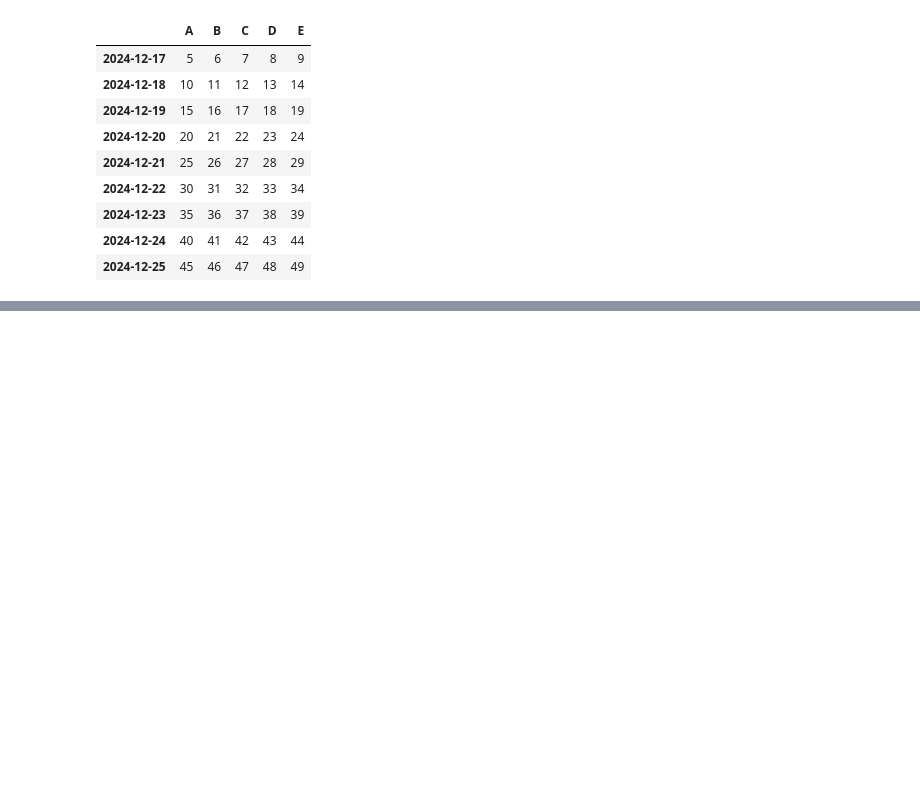
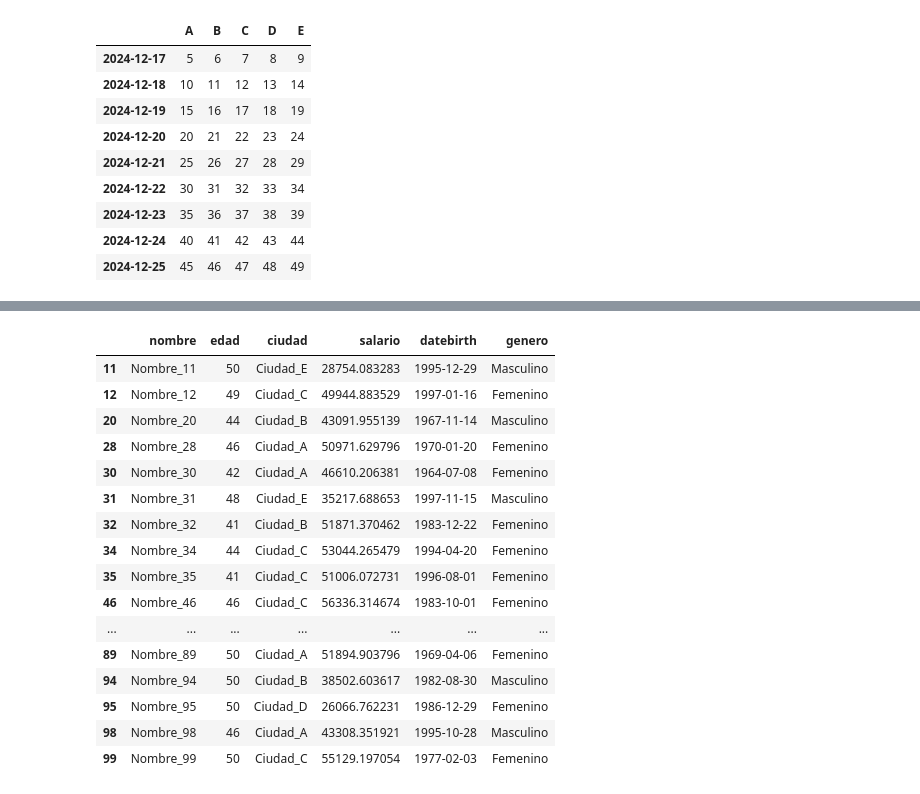
Before and after one commit to irving-math/arquitectura-computadora, a Jupyter notebook: python/notebook_prueba.ipynb, the cells around one changed output, grey strips where cells are left out. Saved outputs shown, nothing was run; the diff lists cells and outputs as text; code cells hidden in the pictures; blank space fills up the shorter version.

```diff
--- a/python/notebook_prueba.ipynb
+++ b/python/notebook_prueba.ipynb
@@ -635,0 +884,20 @@ df['20241220':'20250106']
+# %%
+my_data[(my_data["edad"] >= 40 ) & (my_data["edad"] <= 50 )]
+# %% [output]
+|  | nombre | edad | ciudad | salario | datebirth | genero |
+| 11 | Nombre_11 | 50 | Ciudad_E | 28754.083283 | 1995-12-29 | Masculino |
+| 12 | Nombre_12 | 49 | Ciudad_C | 49944.883529 | 1997-01-16 | Femenino |
+| 20 | Nombre_20 | 44 | Ciudad_B | 43091.955139 | 1967-11-14 | Masculino |
+| 28 | Nombre_28 | 46 | Ciudad_A | 50971.629796 | 1970-01-20 | Femenino |
+| 30 | Nombre_30 | 42 | Ciudad_A | 46610.206381 | 1964-07-08 | Femenino |
+| 31 | Nombre_31 | 48 | Ciudad_E | 35217.688653 | 1997-11-15 | Masculino |
+| 32 | Nombre_32 | 41 | Ciudad_B | 51871.370462 | 1983-12-22 | Femenino |
+| 34 | Nombre_34 | 44 | Ciudad_C | 53044.265479 | 1994-04-20 | Femenino |
+| 35 | Nombre_35 | 41 | Ciudad_C | 51006.072731 | 1996-08-01 | Femenino |
+| 46 | Nombre_46 | 46 | Ciudad_C | 56336.314674 | 1983-10-01 | Femenino |
+| ... | ... | ... | ... | ... | ... | ... |
+| 89 | Nombre_89 | 50 | Ciudad_A | 51894.903796 | 1969-04-06 | Femenino |
+| 94 | Nombre_94 | 50 | Ciudad_B | 38502.603617 | 1982-08-30 | Masculino |
+| 95 | Nombre_95 | 50 | Ciudad_D | 26066.762231 | 1986-12-29 | Femenino |
+| 98 | Nombre_98 | 46 | Ciudad_A | 43308.351921 | 1995-10-28 | Masculino |
+| 99 | Nombre_99 | 50 | Ciudad_C | 55129.197054 | 1977-02-03 | Femenino |
```
Also changed, not shown: parts of 30 cells of this notebook, 1 other file.
